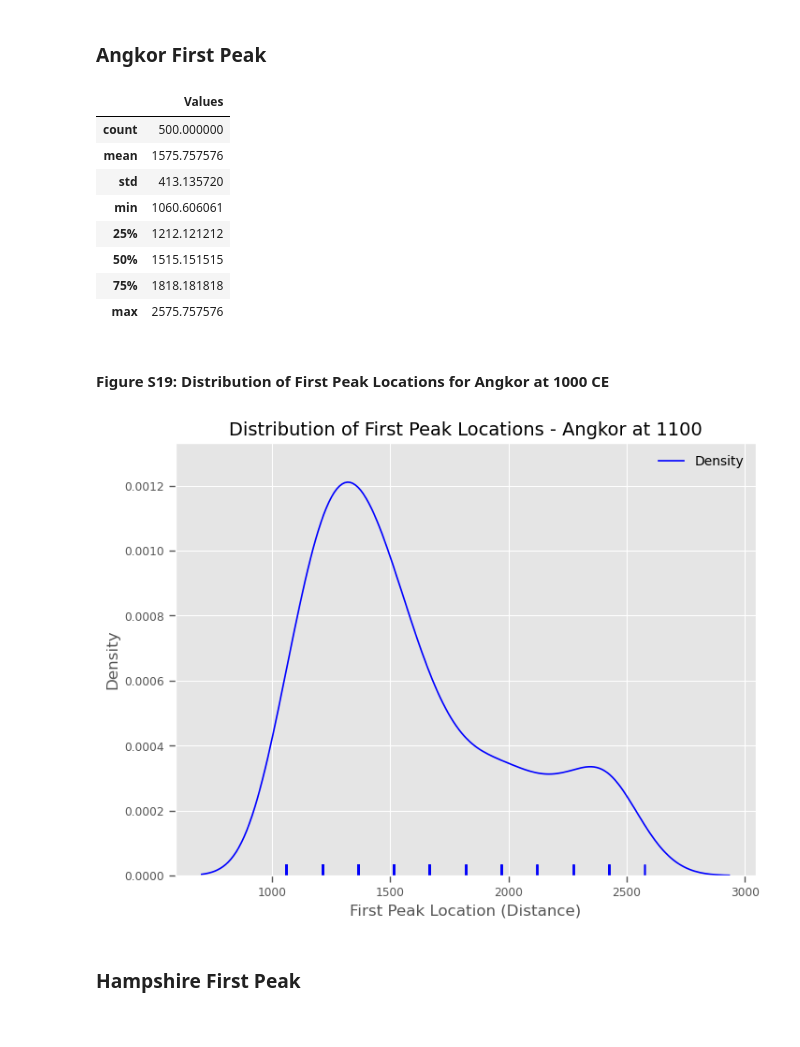
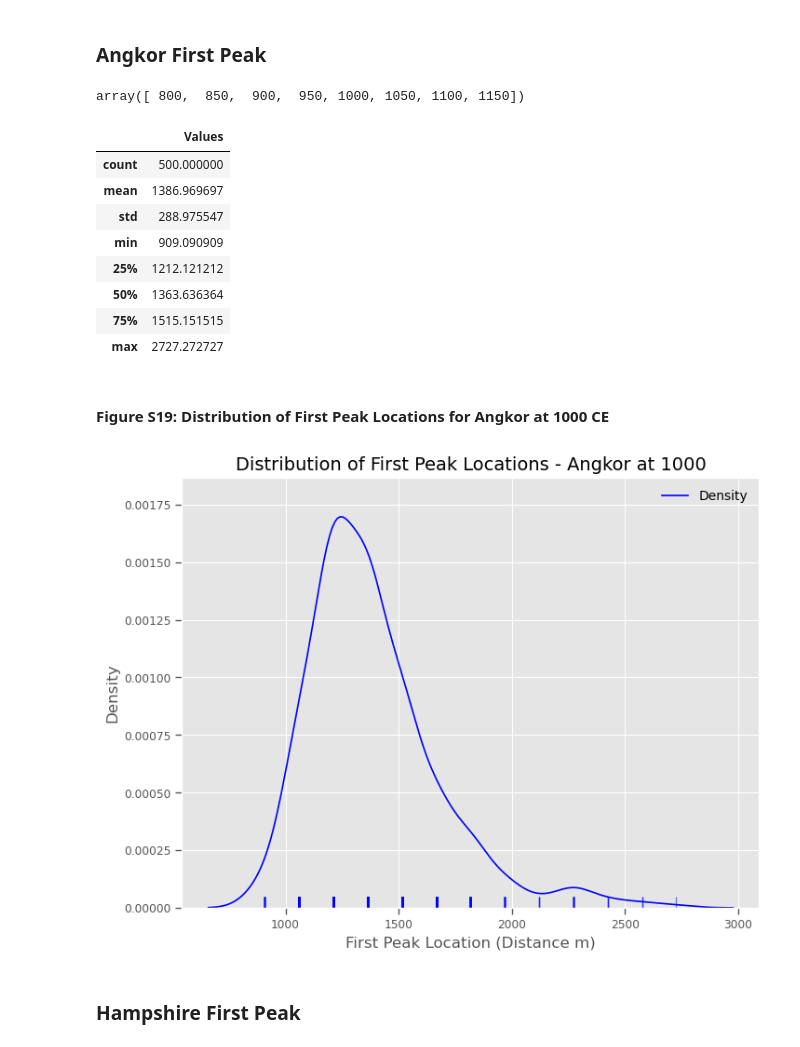
Before and after one commit to wccarleton/angkorclusters, a Jupyter notebook: Src/analysis.ipynb, the cells around one changed output. Saved outputs shown, nothing was run; the diff lists cells and outputs as text; code cells hidden in the pictures.

```diff
--- a/Src/analysis.ipynb
+++ b/Src/analysis.ipynb
@@ -1269,20 +1272,20 @@ max_distance = 15000
 # %% [markdown]
 ### Angkor First Peak
 # %%
-time_slice = 1100
+time_slice_angkor_peak = 1000
 
 # Run the Monte Carlo simulation to get an ensemble of probable
 # lists of points included in each time slice.
-simulations = clustering.mc_samples(
+simulations_angkor_peak = clustering.mc_samples(
     points,
-    time_slices=[time_slice],
+    time_slices=[time_slice_angkor_peak],
     num_iterations=num_iterations
 )
 
 # Produce pairwise distances to explore clustering structure
-pairwise_density_angkor, support_angkor = clustering.temporal_pairwise(
-    simulations,
-    [time_slice],
+pairwise_density_angkor_peak, support_angkor_peak = clustering.temporal_pairwise(
+    simulations_angkor_peak,
+    [time_slice_angkor_peak],
     bw=pair_bw,
     use_kde=use_kde,
     kde_sample_n=kde_sample_n,
@@ -1291,17 +1294,17 @@ pairwise_density_angkor, support_angkor = clustering.temporal_pairwise(
 )
 
 # Get MC iterations for incorporating chronological uncertainty with BISE
-bise_simulations = clustering.mc_samples(
+bise_simulations_angkor_peak = clustering.mc_samples(
     points,
-    [time_slice],
+    [time_slice_angkor_peak],
     num_iterations=num_iterations,
     null_model=clustering.bise
 )
 
 # Calulate the pairwise distances for the LISE sample
-bise_pairwise_density_angkor, bise_support_angkor = clustering.temporal_pairwise(
-    bise_simulations,
-    [time_slice],
+bise_pairwise_density_angkor_peak, bise_support_angkor_peak = clustering.temporal_pairwise(
+    bise_simulations_angkor_peak,
+    [time_slice_angkor_peak],
     bw = pair_bw,
     use_kde = use_kde,
     kde_sample_n=kde_sample_n,
@@ -1311,14 +1314,18 @@ bise_pairwise_density_angkor, bise_support_angkor = clustering.temporal_pairwise
 
 # Calculate the p-values for density differences between the observed points and
 # the simulated CSR baseline per distance and temporal slice
-p_diff_array_angkor, diff_array_angkor = clustering.p_diff(
-    pairwise_density_angkor,
-    bise_pairwise_density_angkor
+p_diff_array_bise_angkor_peak, diff_array_bise_angkor_peak = clustering.p_diff(
+    pairwise_density_angkor_peak,
+    bise_pairwise_density_angkor_peak
 )
+# %%
+time_slices
+# %% [output]
+array([ 800,  850,  900,  950, 1000, 1050, 1100, 1150])
 # %%
 p_pdd_peaks_angkor, _ = find_all_first_peaks(
-    diff_array_angkor,
-    support_angkor,
+    diff_array_bise_angkor_peak,
+    support_angkor_peak,
     0
 )
 
@@ -1330,32 +1337,32 @@ summary_stats
 # %% [output]
 |  | Values |
 | count | 500.000000 |
-| mean | 1575.757576 |
-| std | 413.135720 |
-| min | 1060.606061 |
+| mean | 1386.969697 |
+| std | 288.975547 |
+| min | 909.090909 |
 | 25% | 1212.121212 |
-| 50% | 1515.151515 |
-| 75% | 1818.181818 |
-| max | 2575.757576 |
+| 50% | 1363.636364 |
+| 75% | 1515.151515 |
+| max | 2727.272727 |
 # %% [markdown]
 #### Figure S19: Distribution of First Peak Locations for Angkor at 1000 CE
 # %%
 # Assuming `peaks` is your data
 # Plot density and rug plot
 plt.figure(figsize=(8, 6))
 sns.kdeplot(p_pdd_peaks_angkor, color='blue', label="Density")
 sns.rugplot(p_pdd_peaks_angkor, color='blue', alpha=0.5)
 
 # Add labels and title
 plt.xlabel("First Peak Location (Distance m)")
 plt.ylabel("Density")
-plt.title(f"Distribution of First Peak Locations - Angkor at {time_slice}")
+plt.title(f"Distribution of First Peak Locations - Angkor at {time_slice_angkor_peak}")
 plt.legend()
 
 # Show the plot
 plt.show()
 # %% [output]
-[figure, old version]
+[figure, new version]
 # %% [markdown]
 ### Hampshire First Peak
 # %%
```
Also changed, not shown: parts of 29 cells of this notebook, 26 other files.
